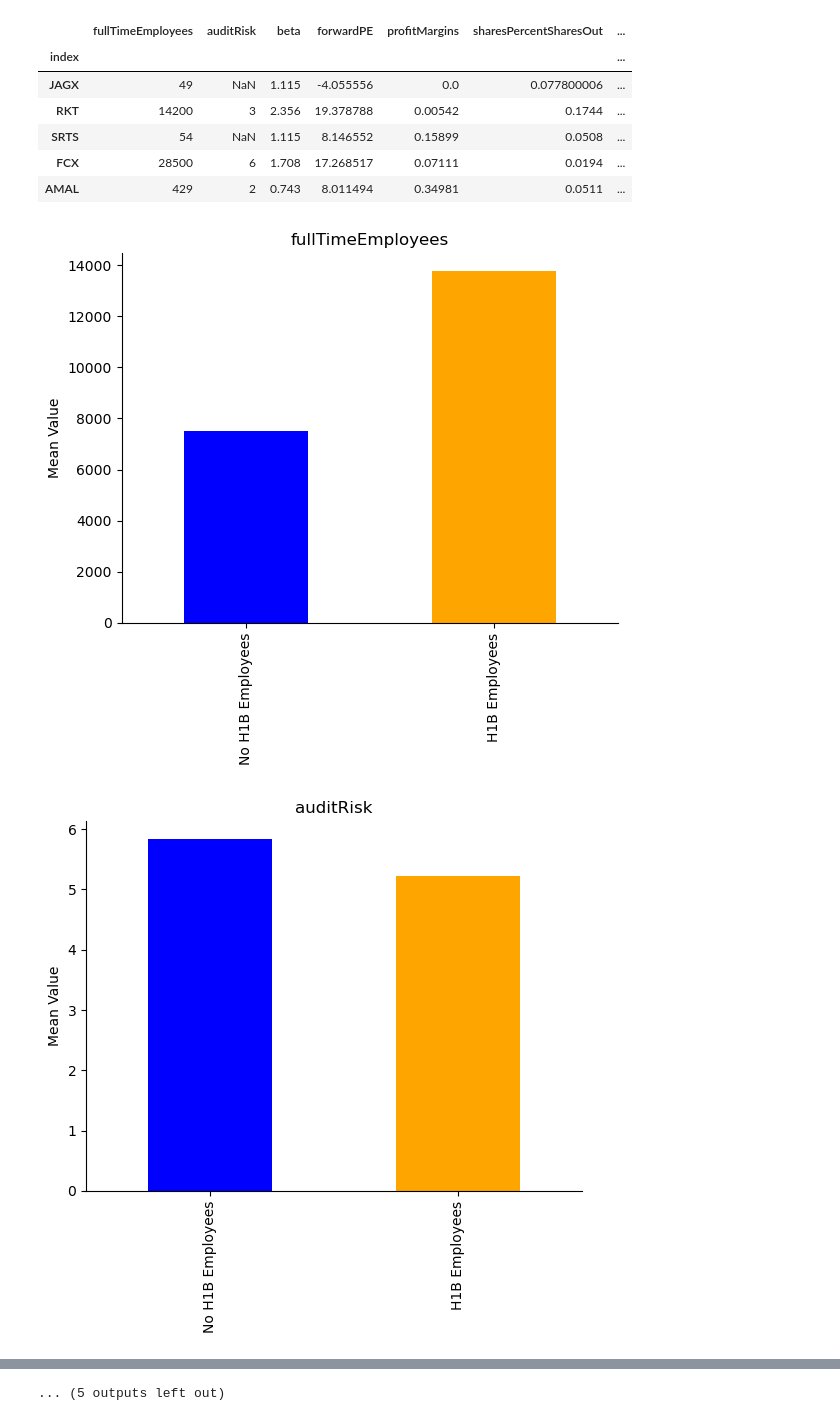
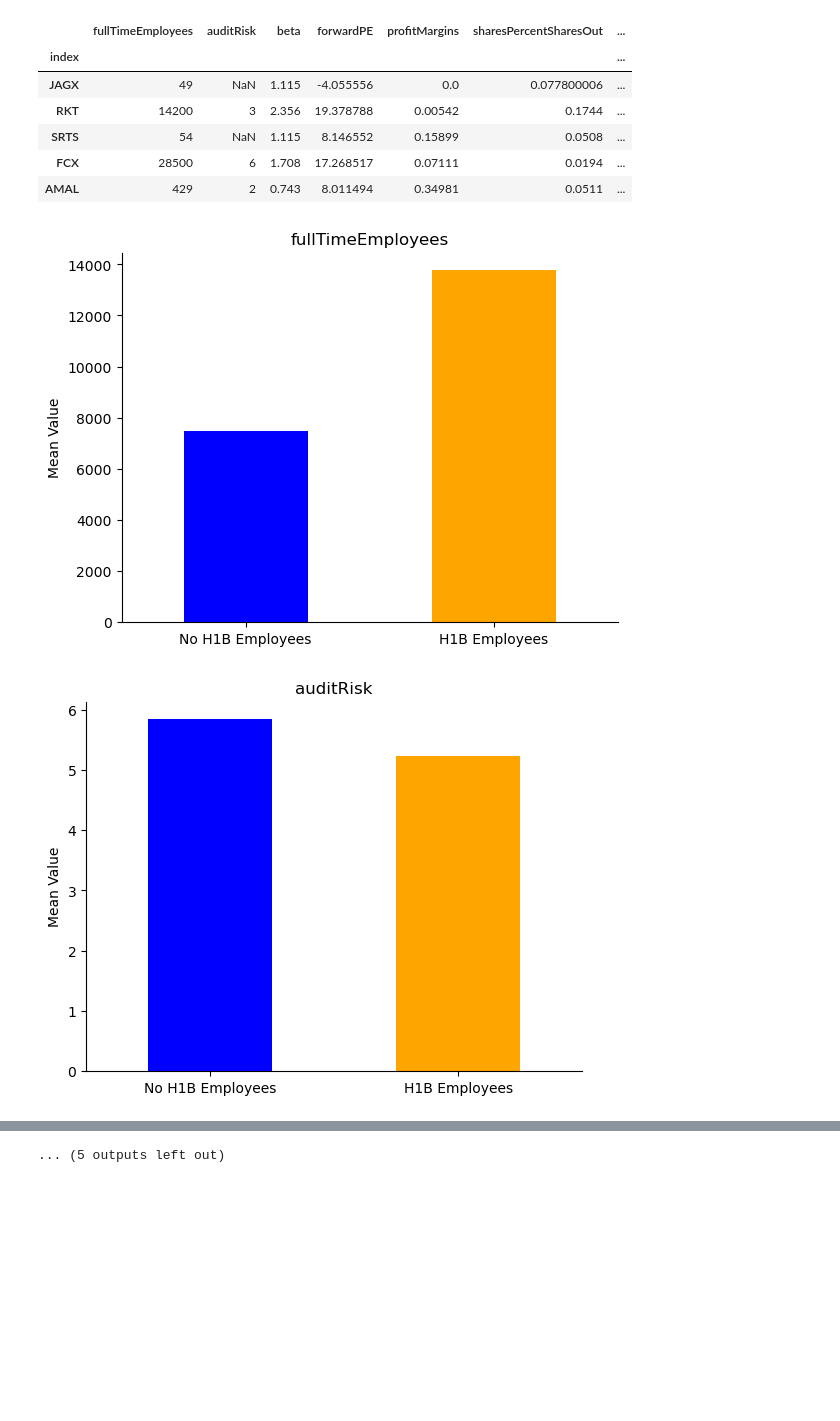
Before and after one commit to 608ohenry/econ570_project, a Jupyter notebook: main.ipynb, the cells around one changed output, grey strips where cells are left out. Saved outputs shown, nothing was run; the diff lists cells and outputs as text; code cells hidden in the pictures; blank space fills up the shorter version.

Commit message:
Fixed graphs

```diff
--- a/main.ipynb
+++ b/main.ipynb
@@ -642,11 +642,12 @@ group_means = dv_numericals.groupby('visa').mean()
 # %%
 group_means.index = ['No H1B Employees', 'H1B Employees']
 colors = ['blue', 'orange']
 for col in group_means.columns:
     group_means[col].plot(kind='bar', title=col, color=colors)
     plt.ylabel('Mean Value')
     sns.despine()
+    plt.xticks(rotation = 0)
     plt.show()
 # %% [output]
-[figure, old version]
+[figure, new version]
-[figure, old version]
+[figure, new version]
```
Also changed, not shown: parts of 3 cells of this notebook.
